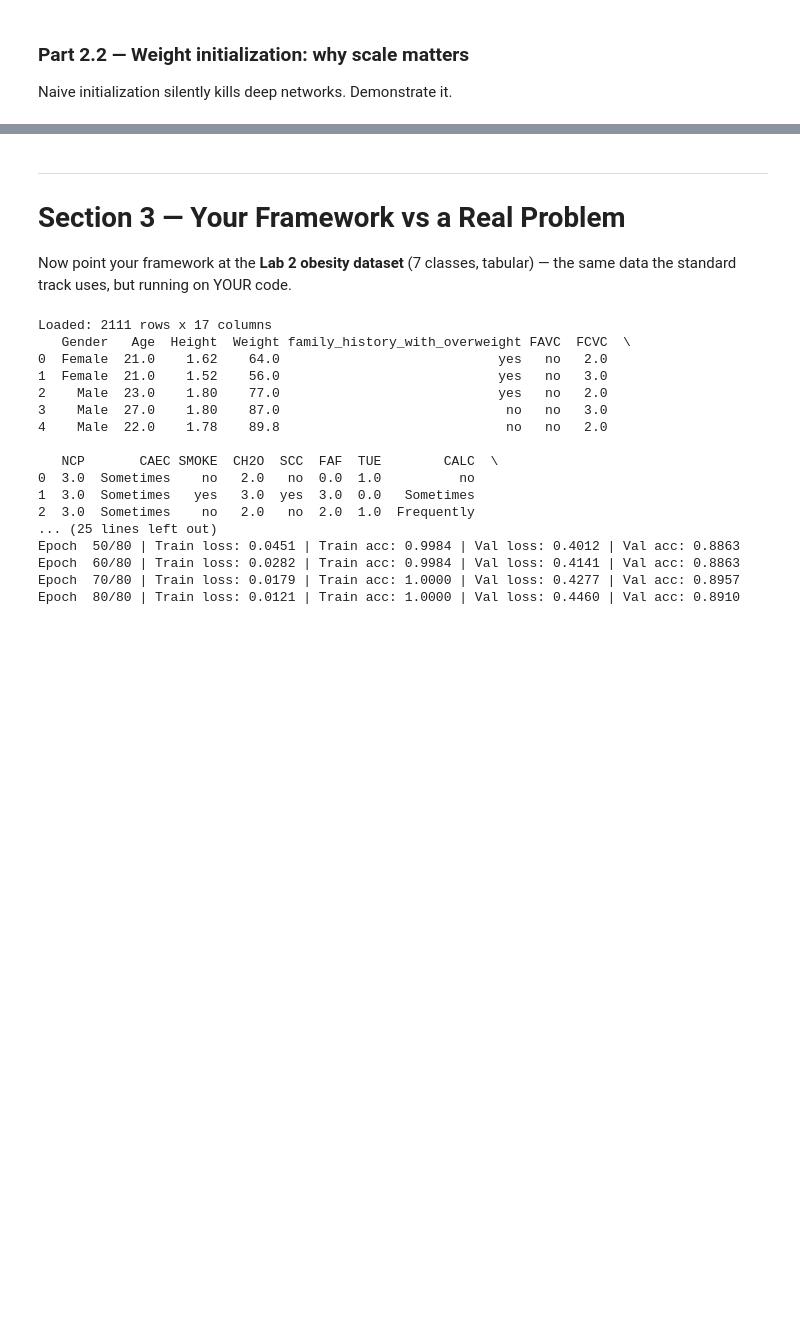
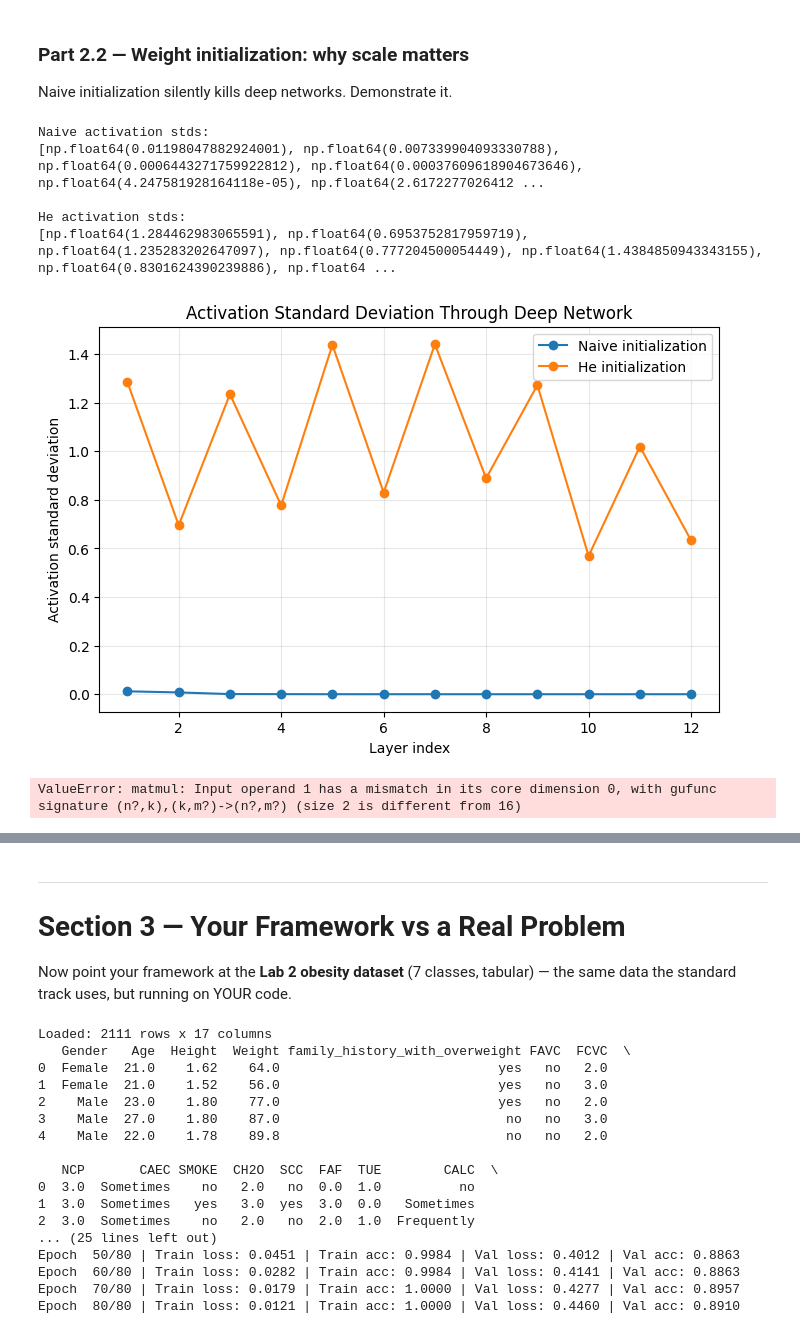
Before and after one commit to Alianaggrey/lab-3-nn-framework, a Jupyter notebook: lab_3_advanced_nn_framework.ipynb, the cells around one changed output, grey strips where cells are left out. Drawn from its saved outputs; the diff is of its cells as text; code cells hidden in the pictures; blank space fills up the shorter version.

```diff
--- a/lab_3_advanced_nn_framework.ipynb
+++ b/lab_3_advanced_nn_framework.ipynb
@@ -459,27 +481,99 @@ Naive initialization silently kills deep networks. Demonstrate it.
 # %%
 # TODO: Build a DEEP network: 6 Dense layers of width 64, ReLU between each,
 #   once with init="naive" (std 0.01) and once with init="he".
 def deep_model(init_type):
   layers = []
   layers.append(Dense(2, 64, init=init_type))
   layers.append(ReLU())
   for _ in range(5):
     layers.append(Dense(64, 64, init=init_type))
     layers.append(ReLU())
 
   return Sequential(layers)
 
-  naive_model = deep_model("naive")
-  he_model = deep_model("he")
+naive_model = deep_model("naive")
+he_model = deep_model("he")
 # TODO: Push one batch of moons data through each UNTRAINED network and record the
 #   standard deviation of activations after every layer. Plot std vs layer index for both.
 X_batch = X_moons[:64]
 def std_activations(model, X):
   activations = []
   current = X
 
   for layer in model.layers:
     current = layer.forward(current)
     activations.append(np.std(current))
   return activations
+
+naive_stds = std_activations(naive_model, X_batch)
+he_stds = std_activations(he_model, X_batch)
+
+print("Naive activation stds:")
+print(naive_stds)
+
+print("\nHe activation stds:")
+print(he_stds)
+plt.figure(figsize=(8, 5))
+
+plt.plot(
+    range(1, len(naive_stds) + 1),
+    naive_stds,
+    marker="o",
+    label="Naive initialization"
+)
+
+plt.plot(
+    range(1, len(he_stds) + 1),
+    he_stds,
+    marker="o",
+    label="He initialization"
+)
+
+plt.xlabel("Layer index")
+plt.ylabel("Activation standard deviation")
+plt.title("Activation Standard Deviation Through Deep Network")
+plt.legend()
+plt.grid(True, alpha=0.3)
+plt.show()
 # TODO: Train both for 300 epochs with Adam; plot the two loss curves.
+
+naive_model, naive_history = minibatch(
+    lambda: deep_model("naive"), Adam(lr=0.001), epochs=300,batch_size=32
+)
+
+he_model, he_history = minibatch(
+    lambda: deep_model("he"), Adam(lr=0.001), epochs=300, batch_size=32
+)
+
+
+# Plot the two loss curves
+
+plt.figure(figsize=(8, 5))
+
+plt.plot(
+    naive_history["loss"],
+    label="Naive initialization",
+    linewidth=2
+)
+
+plt.plot(
+    he_history["loss"],
+    label="He initialization",
+    linewidth=2
+)
+
+plt.xlabel("Epoch")
+plt.ylabel("Training loss")
+plt.title("Training Loss: Naive vs He Initialization")
+plt.legend()
+plt.grid(True, alpha=0.3)
+
+plt.show()
+# %% [output]
+Naive activation stds:
+[np.float64(0.01198047882924001), np.float64(0.007339904093330788), np.float64(0.0006443271759922812), np.float64(0.00037609618904673646), np.float64(4.247581928164118e-05), np.float64(2.6172277026412 ...
+
+He activation stds:
+[np.float64(1.284462983065591), np.float64(0.6953752817959719), np.float64(1.235283202647097), np.float64(0.777204500054449), np.float64(1.4384850943343155), np.float64(0.8301624390239886), np.float64 ...
+[figure, added]
+ValueError: matmul: Input operand 1 has a mismatch in its core dimension 0, with gufunc signature (n?,k),(k,m?)->(n?,m?) (size 2 is different from 16)
```
Also changed, not shown: parts of 7 cells of this notebook.
